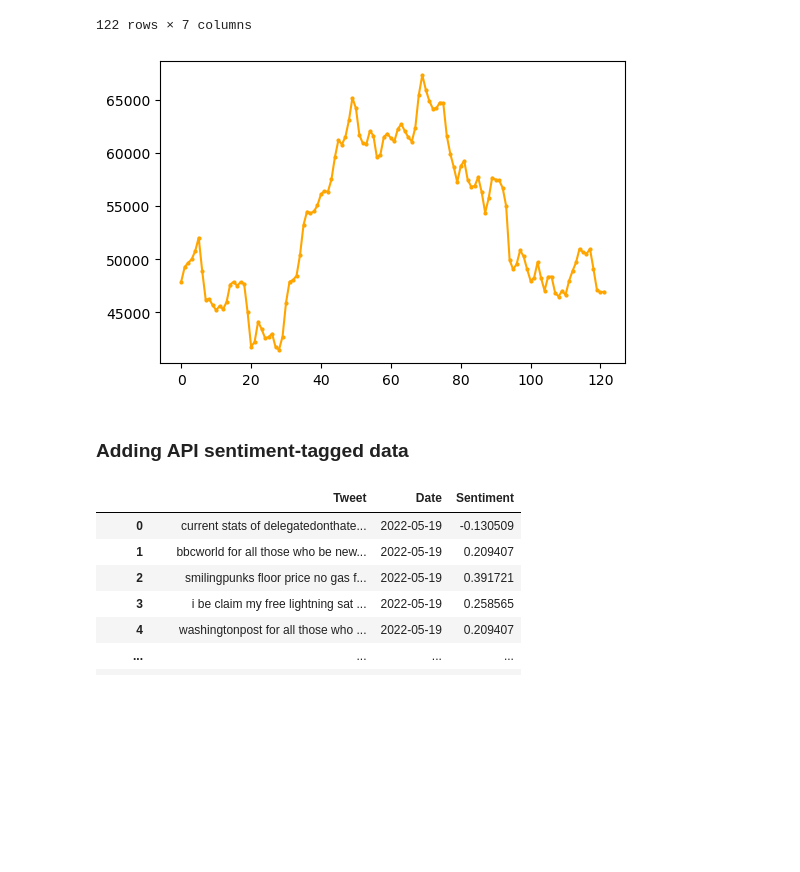
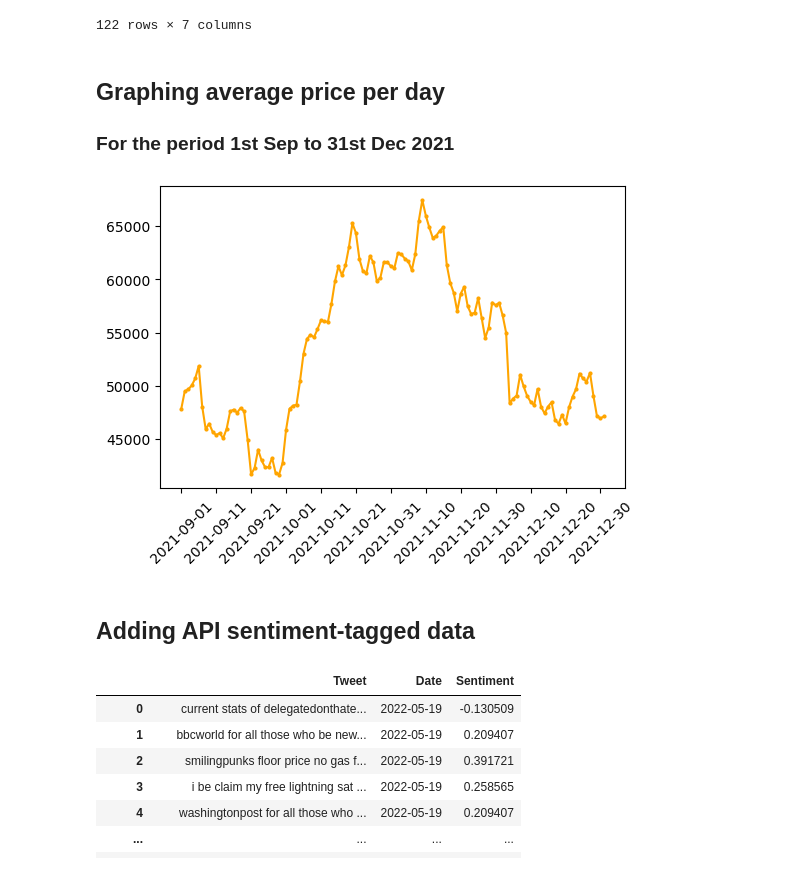
Before and after one commit to joshbrook/BTC-Sentiment-Analysis, a Jupyter notebook: graphing.ipynb, the cells around one changed output. Cells and saved outputs as stored; diff of their text form; code cells hidden in the pictures; blank space fills up the shorter version.

```diff
--- a/graphing.ipynb
+++ b/graphing.ipynb
@@ -3,8 +3,8 @@
 # %%
 import pandas as pd
 
-btc = pd.read_csv("data/BTC-USD-Sep-Dec-2021.csv")
-btc
+btc_3_months = pd.read_csv("data/BTC-USD-Sep-Dec-2021.csv")
+btc_3_months
 # %% [output]
 |  | Date | Open | High | Low | Close | Adj Close | Volume |
 | 0 | 2021-09-01 | 47099.773438 | 49111.089844 | 46562.437500 | 48847.027344 | 48847.027344 | 39139399125 |
@@ -22,21 +22,26 @@ btc
 # %%
 import numpy as np
 
+# create averages from high and low price per day
 avgs = []
 for i in range(122):
-    avgs.append((btc.iloc[i]["High"] + btc.iloc[i]["Low"] + btc.iloc[i]["Open"] + btc.iloc[i]["Close"])  / 4)
+    avgs.append((btc_3_months.iloc[i]["High"] + btc_3_months.iloc[i]["Low"])  / 2)
+# %% [markdown]
+## Graphing average price per day
+### For the period 1st Sep to 31st Dec 2021
 # %%
 import matplotlib.pyplot as plt
 
 fig = plt.figure(dpi=100)
 
 plt.plot(avgs, marker='o', markersize=2, color='orange')
+plt.xticks(ticks=range(0, 122, 10), labels=btc_3_months["Date"][::10], rotation=45)
 
 plt.show()
 # %% [output]
-[figure, old version]
+[figure, new version]
 # %% [markdown]
-### Adding API sentiment-tagged data
+## Adding API sentiment-tagged data
 # %%
 api = pd.read_csv("data/api_tagged.csv").drop(columns=["Unnamed: 0"])
 api
```
Also changed, not shown: 1 other file.
